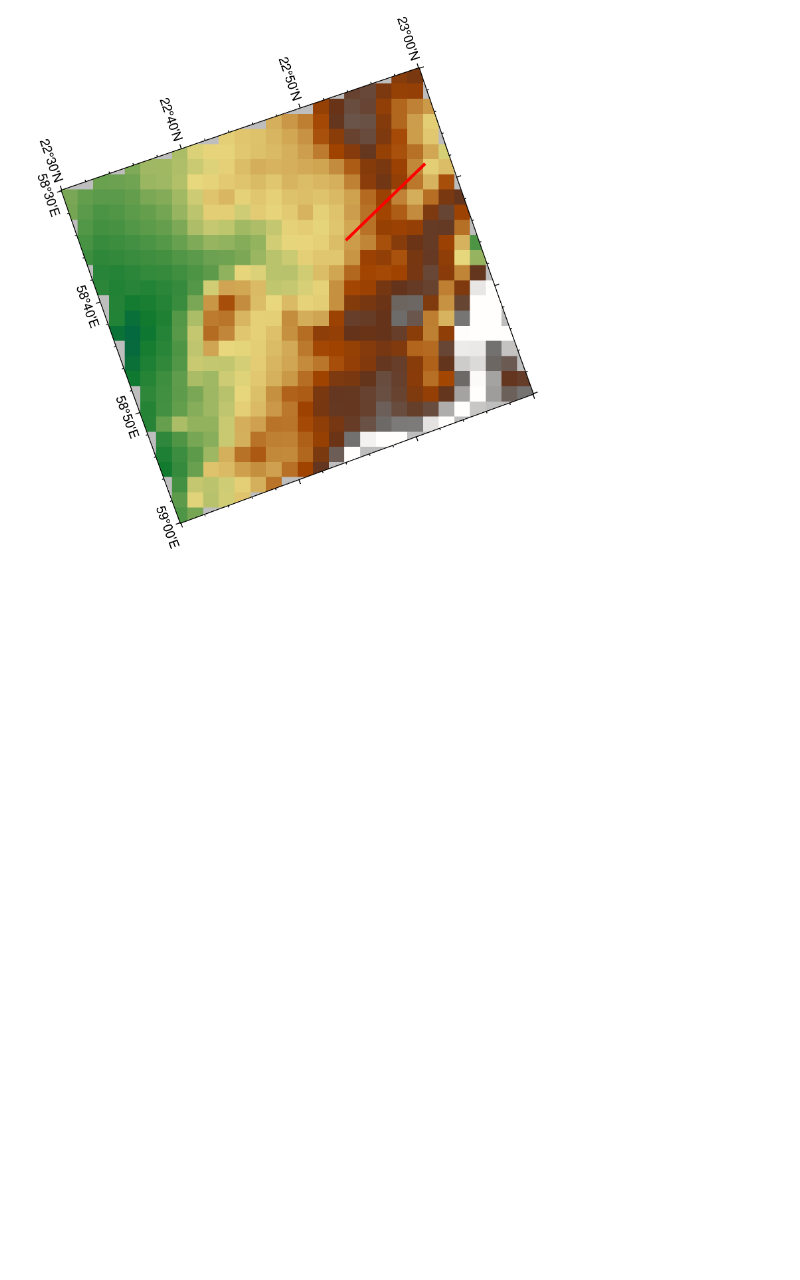
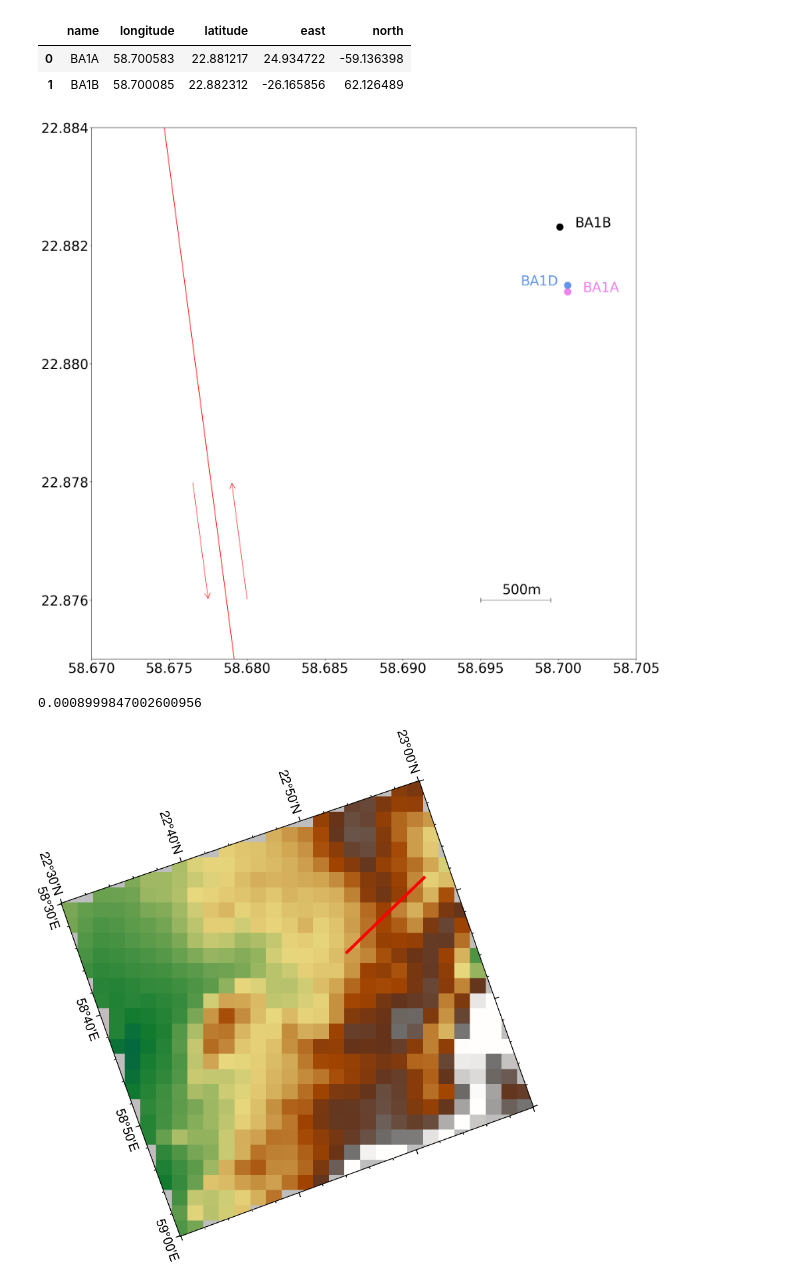
Before and after one commit to SerpRateAI/tensilePaper, a Jupyter notebook: site-map.ipynb, the cells around one changed output. Saved outputs shown, nothing was run; the diff lists cells and outputs as text; code cells hidden in the pictures; blank space fills up the shorter version.

```diff
--- a/site-map.ipynb
+++ b/site-map.ipynb
@@ -1,3 +1,73 @@
 # %%
 import pygmt
+import pandas as pd
+import matplotlib.pyplot as plt
+
+plt.rcParams.update({'font.size':30})
+# %%
+# inpath = join('~/data/', "geo_stations.csv")
+# stadf = pd.read_csv(inpath, index_col=0)
+
+# inpath = join(hydro_dir, "boreholes.csv")
+# inpath = join('~/data/', "boreholes.csv")
+bordf = pd.read_csv('~/data/boreholes.csv', index_col=0)
+bordf
+
+# 0674449 E / 2531390 N
+# 22.881330N 58.700590E
+# %% [output]
+|  | name | longitude | latitude | east | north |
+| 0 | BA1A | 58.700583 | 22.881217 | 24.934722 | -59.136398 |
+| 1 | BA1B | 58.700085 | 22.882312 | -26.165856 | 62.126489 |
+# %%
+fig, ax = plt.subplots(figsize=(20, 18))
+
+ax.plot(bordf['longitude'][0], bordf['latitude'][0], marker='o', markersize=15, linestyle='', color='violet')
+ax.plot(bordf['longitude'][1], bordf['latitude'][1], marker='o', markersize=15, linestyle='', color='black')
+ax.plot(58.700590, 22.88133, marker='o', markersize=15, color='cornflowerblue')
+
+ax.text(s='BA1B', x=bordf['longitude'][1]+0.001, y=bordf['latitude'][1])
+ax.text(s='BA1A', x=bordf['longitude'][0]+0.001, y=bordf['latitude'][0], color='violet')
+ax.text(s='BA1D', x=58.700590-0.003, y=22.88133, color='cornflowerblue')
+
+### FAULT ###
+fault_start = (58 + 38/60, 22 + 58/60)  # (lon, lat) for (58°38', 22°58')
+fault_end = (58 + 42/60, 22 + 50/60)      # (lon, lat) for (58°42', 22°50')
+flons = [fault_start[0], fault_end[0]]
+flats = [fault_start[1], fault_end[1]]
+
+ax.plot(flons, flats, color='red')
+x_tail = 58.68
+y_tail = 22.876
+x_head = 58.679
+y_head = 22.878
+
+ax.annotate('',
+              xy =(x_head, y_head),
+              xytext =(x_tail, y_tail),
+              arrowprops = dict(arrowstyle="->", color='red')
+           ,)
+
+x_tail = 58.6775
+y_tail = 22.876
+x_head = 58.6765
+y_head = 22.878
+ax.annotate('',
+              xy =(x_head, y_head),
+              xytext =(x_tail, y_tail),
+              arrowprops = dict(arrowstyle="<-", color='red')
+           ,)
+
+ax.set_ylim(22.875, 22.884)
+ax.set_xlim(58.67, 58.705)
+
+ax.plot((58.695, (58.695+5*100/(111113))), (22.876, 22.876), marker='|', markersize=10, linewidth=0.5, color='black')
+ax.text(s='500m', x=58.6964, y= 22.8761)
+fig.tight_layout()
+# %% [output]
+[figure, added]
+# %%
+100/(111113)
+# %% [output]
+0.0008999847002600956
 # %%
```
Also changed, not shown: parts of 9 cells of this notebook, 6 other files.
